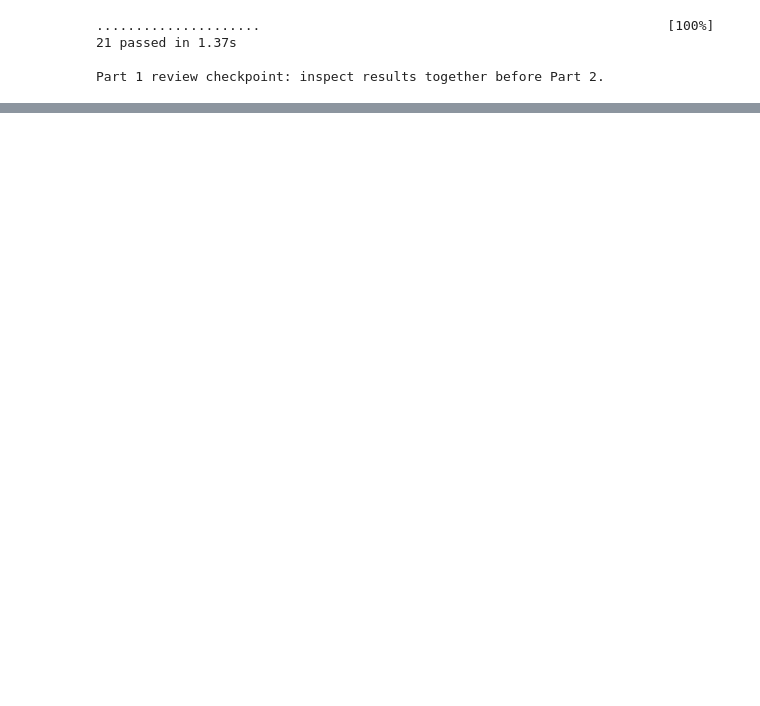
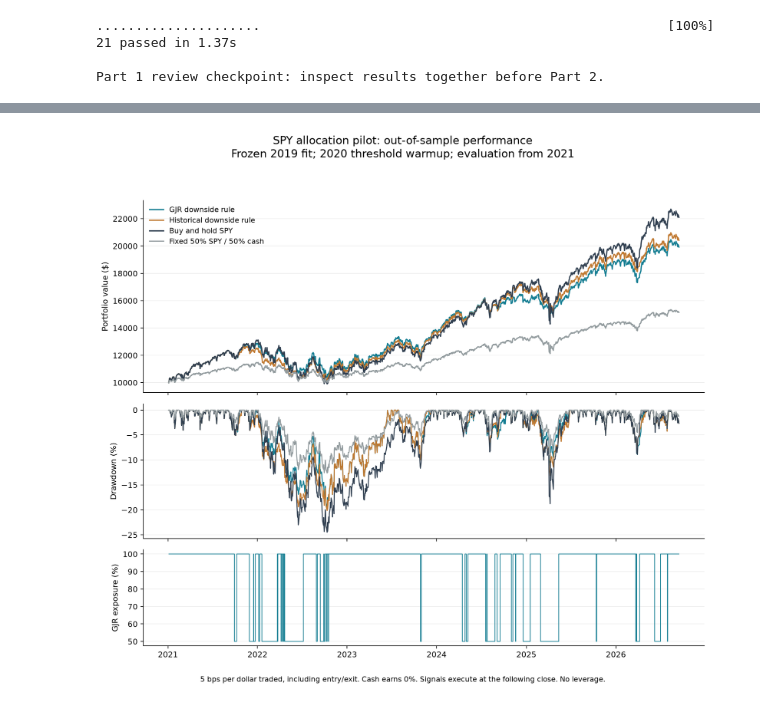
Before and after one commit to rwuebker/left-tail-volatility, a Jupyter notebook: notebooks/01_garch_foundations.ipynb, the cells around one changed output, grey strips where cells are left out. Cells and saved outputs as stored; diff of their text form; code cells hidden in the pictures; blank space fills up the shorter version.

```diff
--- a/notebooks/01_garch_foundations.ipynb
+++ b/notebooks/01_garch_foundations.ipynb
@@ -806,0 +836,23 @@ Part 1 review checkpoint: inspect results together before Part 2.
+# %%
+from pathlib import Path
+import sys
+import subprocess
+import json
+import pandas as pd
+from IPython.display import Image, display
+
+ROOT = next(p for p in [Path.cwd(), *Path.cwd().parents]
+            if (p / "pyproject.toml").exists())
+backtest_run = subprocess.run(
+    [sys.executable, str(ROOT / "scripts/run_backtest.py")],
+    cwd=ROOT, capture_output=True, text=True,
+)
+assert backtest_run.returncode == 0, backtest_run.stdout + backtest_run.stderr
+bt_dir = ROOT / "results/backtest"
+bt_metadata = json.loads((bt_dir / "metadata.json").read_text())
+print("Completed the backtest. Saved artifacts under results/backtest/.")
+print("Training ends:", bt_metadata["training_end"])
+print("Entry:", bt_metadata["entry_date"], "| First earned return:", bt_metadata["first_earned_return_date"])
+print("Evaluation ends:", bt_metadata["last_date"], "| Daily intervals:", bt_metadata["evaluation_return_intervals"])
+print(f"Median simulation SE / forecast: {bt_metadata['median_relative_mc_se']:.2%}")
+print("Model convergence:", bt_metadata["convergence_flag"], "| Fit warnings:", bt_metadata["fit_warnings"])
@@ -806,0 +872,11 @@ Part 1 review checkpoint: inspect results together before Part 2.
+# %%
+bt_metrics = pd.read_csv(bt_dir / "metrics.csv")
+primary_metrics = bt_metrics.loc[bt_metrics.cost_bps == 5].set_index("strategy")
+show = primary_metrics[["cagr", "annualized_volatility", "max_drawdown", "average_exposure",
+                        "terminal_dollars_per_10000", "cost_dollars_per_10000"]].copy()
+show.columns = ["CAGR", "Annualized volatility", "Maximum drawdown", "Average SPY exposure",
+                "Ending value of $10,000", "Trading costs paid ($)"]
+display(show.style.format({**{c:"{:.2%}" for c in show.columns[:4]},
+                           "Ending value of $10,000":"${:,.2f}", "Trading costs paid ($)":"${:,.2f}"}))
+display(Image(filename=str(bt_dir / "performance.png")))
+# %% [output]
@@ -806,0 +889 @@ Part 1 review checkpoint: inspect results together before Part 2.
+[figure, added]
```
Also changed, not shown: parts of 11 cells of this notebook, 20 other files.
